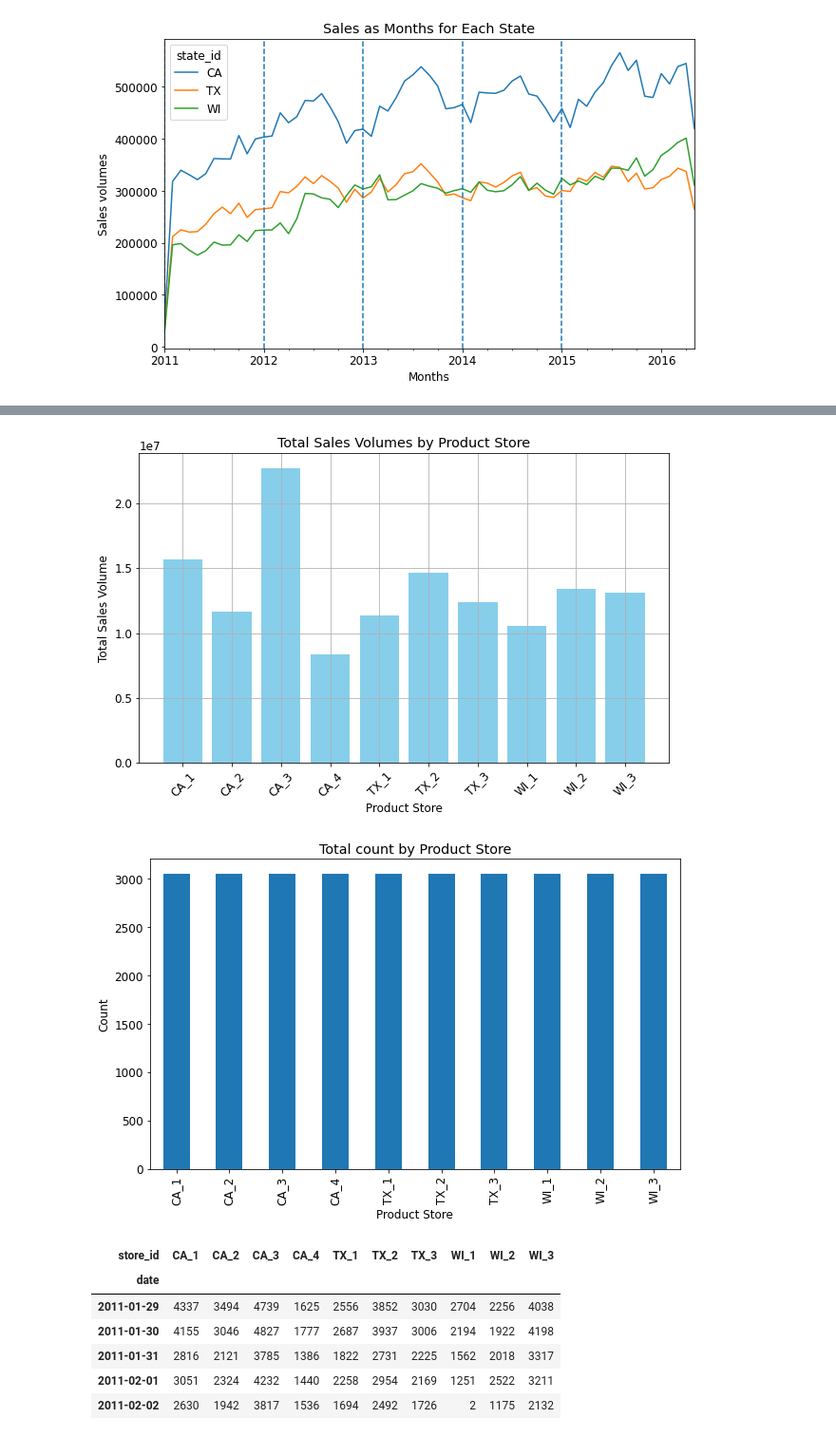
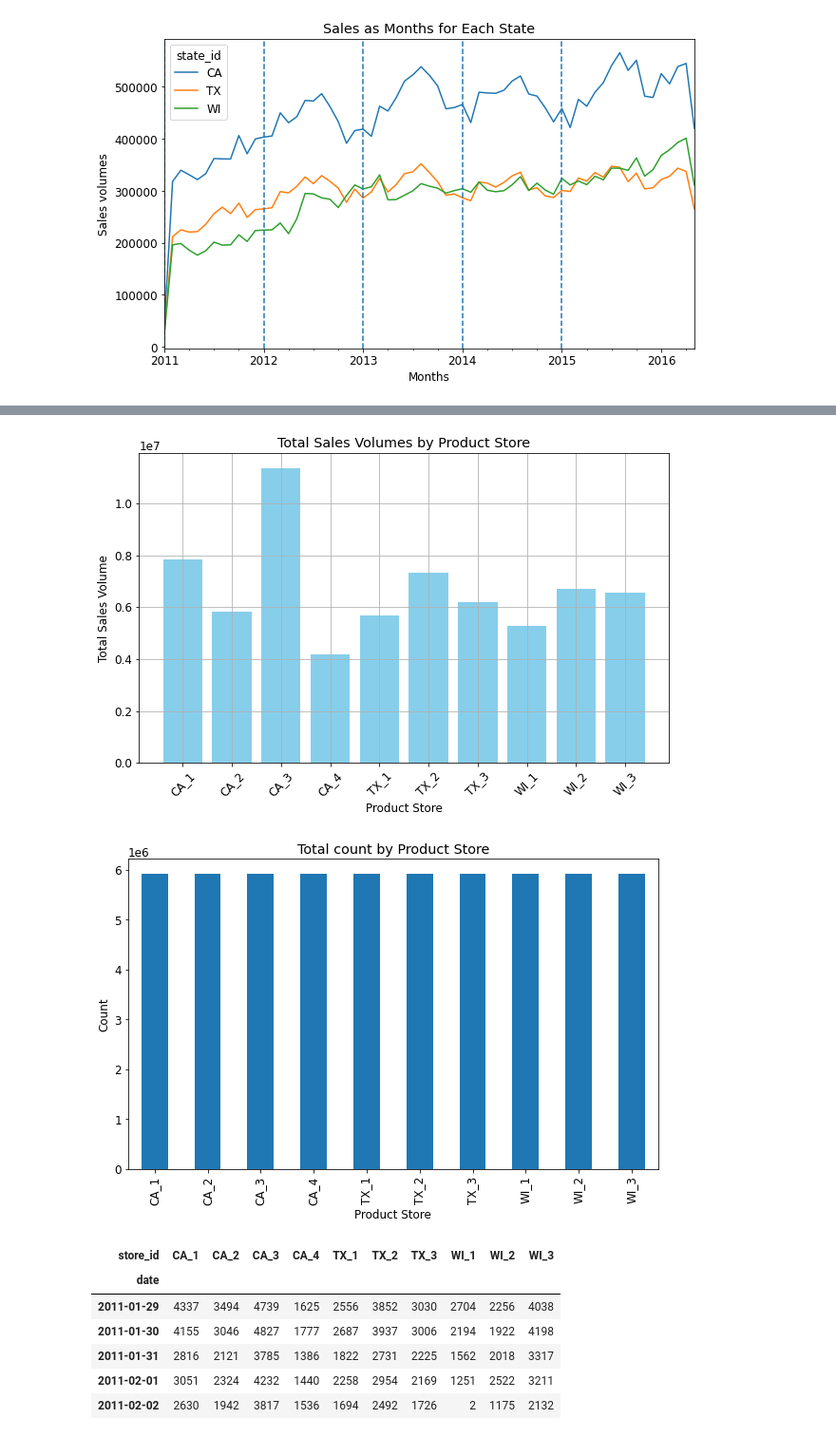
Before and after one commit to janiceivana/DS_05, a Jupyter notebook: New Data Analysis.ipynb, the cells around one changed output, grey strips where cells are left out. Shown at 95% size. Drawn from its saved outputs; the diff is of its cells as text; code cells hidden in the pictures.

```diff
--- a/New Data Analysis.ipynb
+++ b/New Data Analysis.ipynb
@@ -279,0 +332,11 @@ merged_data
+# %%
+my_data['id']=my_data['id'].astype('category')
+my_data['item_id']=my_data['item_id'].astype('category')
+my_data['dept_id']=my_data['dept_id'].astype('category')
+my_data['cat_id']=my_data['cat_id'].astype('category')
+my_data['store_id']=my_data['store_id'].astype('category')
+my_data['state_id']=my_data['state_id'].astype('category')
+my_data['d']=my_data['d'].astype('category')
+
+my_data['unit_sale']=pd.to_numeric(my_data['unit_sale'],downcast='unsigned')
+my_data.info()
@@ -279,0 +359,19 @@ merged_data
+# %%
+calendar['date']=calendar['date'].astype('datetime64')
+
+calendar['weekday']=calendar['weekday'].astype('category')
+calendar['d']=calendar['d'].astype('category')
+calendar['event_name_1']=calendar['event_name_1'].astype('category')
+calendar['event_name_2']=calendar['event_name_2'].astype('category')
+calendar['event_type_1']=calendar['event_type_1'].astype('category')
+calendar['event_type_2']=calendar['event_type_2'].astype('category')
+calendar['snap_CA']=calendar['snap_CA'].astype('bool')
+calendar['snap_TX']=calendar['snap_TX'].astype('bool')
+calendar['snap_WI']=calendar['snap_WI'].astype('bool')
+
+calendar['wm_yr_wk'] = pd.to_numeric(calendar['wm_yr_wk'], downcast='unsigned')
+calendar['wday'] = pd.to_numeric(calendar['wday'], downcast='unsigned')
+calendar['month'] = pd.to_numeric(calendar['month'], downcast='unsigned')
+calendar['year'] = pd.to_numeric(calendar['year'], downcast='unsigned')
+
+calendar.info()
@@ -279,0 +396,8 @@ merged_data
+# %%
+prices['store_id'] = prices['store_id'].astype('category')
+prices['item_id'] = prices['item_id'].astype('category')
+
+prices['wm_yr_wk'] = pd.to_numeric(prices['wm_yr_wk'], downcast='unsigned')
+prices['sell_price'] = pd.to_numeric(prices['sell_price'], downcast='float')
+
+prices.info()
@@ -279,0 +416,2 @@ merged_data
+# %%
+my_data = my_data.merge(calendar, on='d', how='left').merge(prices, on=['store_id','item_id','wm_yr_wk'], how='left')
@@ -686,22 +820,22 @@ Name: total_sales, dtype: int64
 plt.figure(figsize=(10, 6))
 
 # Plot a bar graph of average price and total sales for each category
-plt.bar(store_prices.index, sales_by_store['total_sales'], color='skyblue')
+plt.bar(store_prices.index, sales_by_store, color='skyblue')
 plt.title('Total Sales Volumes by Product Store')
 plt.xlabel('Product Store')
 plt.ylabel('Total Sales Volume')
 plt.xticks(rotation=45)
 plt.grid(True)
 # %% [output]
-[figure, old version]
+[figure, new version]
 # %%
-evaluation.groupby('store_id')['item_id'].count().plot(kind='bar', figsize=(10,6))
+my_data.groupby('store_id')['item_id'].count().plot(kind='bar', figsize=(10,6))
 plt.title('Total count by Product Store')
 plt.xlabel('Product Store')
 plt.ylabel('Count')
 plt.show()
 # %% [output]
-[figure, old version]
+[figure, new version]
 # %%
 store_sales=evaluation.groupby('store_id').sum().transpose()
 store_sales.index=training_dates
```
Also changed, not shown: parts of 39 cells of this notebook.
